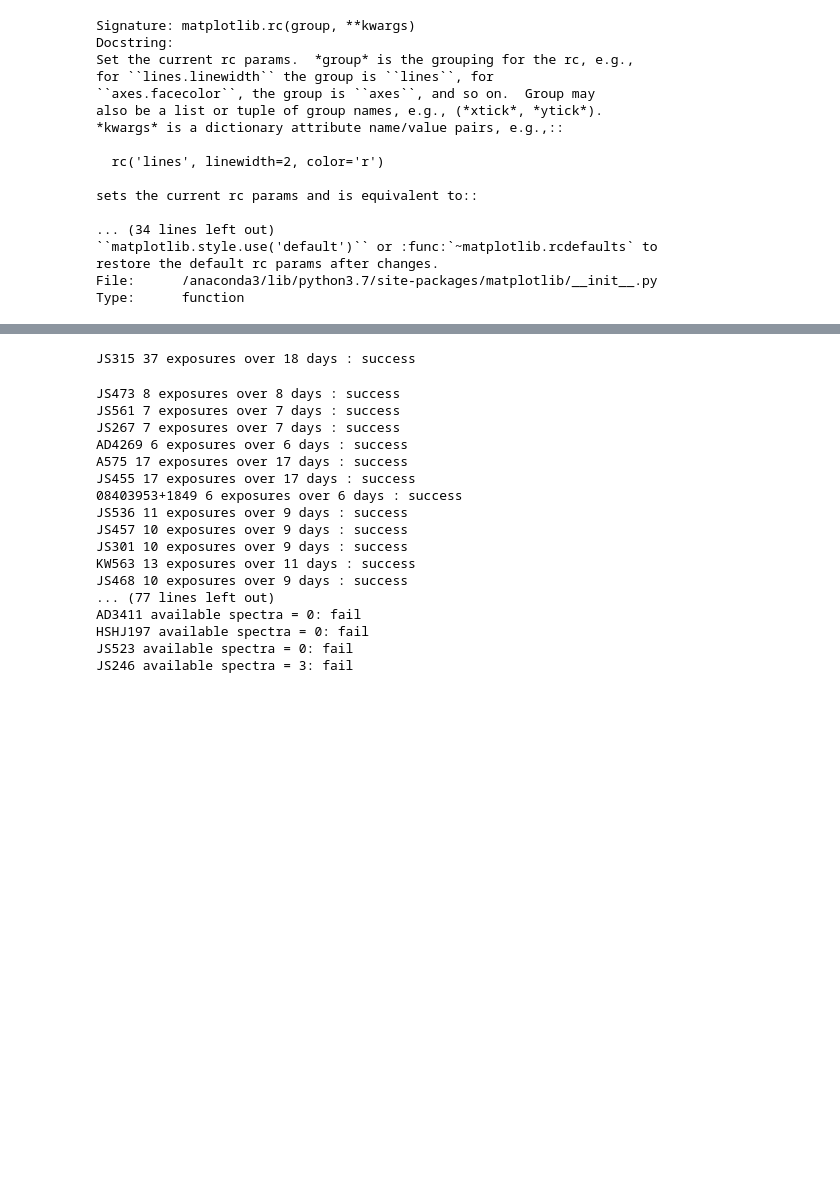
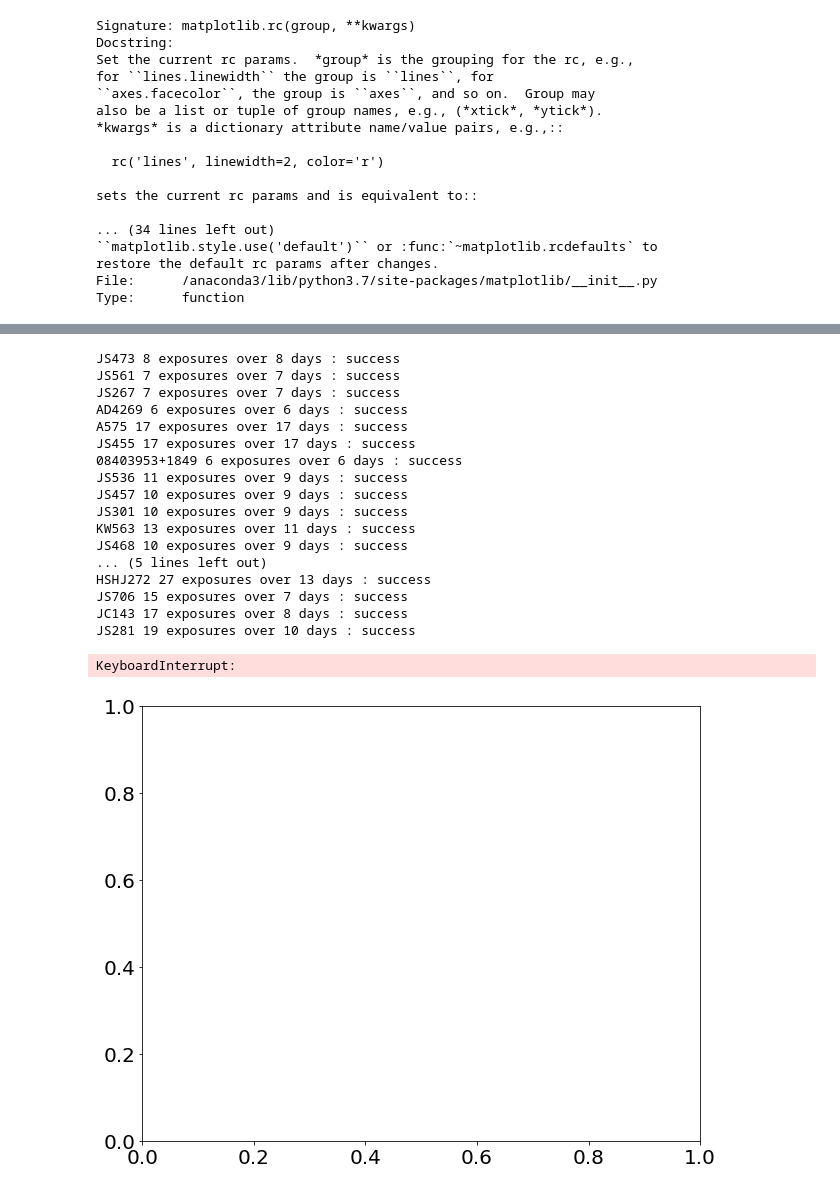
Before and after one commit to aash7871/spectral_measurements, a Jupyter notebook: overplot.ipynb, the cells around one changed output, grey strips where cells are left out. Saved outputs shown, nothing was run; the diff lists cells and outputs as text; code cells hidden in the pictures; blank space fills up the shorter version.

```diff
--- a/overplot.ipynb
+++ b/overplot.ipynb
@@ -207,9 +208,9 @@ def overplot(star_name, days, min_spectra = True, individual_exposure = False, p
                                     norm_reg = (w>6565) & (w<6576)
                                     norm_by = np.median(f[norm_reg])
                                     plot_spec(w,f/norm_by,v/norm_by,ax=ax_multi_exposure_individual,wmin=6540,wmax=6580)
-                                    ax_multi_exposure_individual.axvline(x = 6563, color = '#045FB4', linestyle = 'dashed')
-                                    ax_multi_exposure_individual.axvline(x = 6560, color = '#3A01DF', linestyle = 'dashed')
-                                    ax_multi_exposure_individual.axvline(x = 6566, color = '#3A01DF', linestyle = 'dashed')
+                                    ax_multi_exposure_individual.axvline(x = 6563, color = 'grey', linestyle = 'dashed')
+                                    #ax_multi_exposure_individual.axvline(x = 6560, color = '#3A01DF', linestyle = 'dashed')
+                                    #ax_multi_exposure_individual.axvline(x = 6566, color = '#3A01DF', linestyle = 'dashed')
                                     day = file.split('/')[7]
                                     #print(day)
                                     ax_multi_exposure_individual.set_title(day + ' : ' + file.split('.')[1] + ', ' + file.split('.')[2])
@@ -292,46 +293,42 @@ plot_spec(w,f/norm_by,v/norm_by,ax=None,wmin=5500,wmax=10000)
 # %%
+#Plot all of the OSMOS targets
+
 days=[20171215, 20180111,20180112,20180113,20180114,20180115,20180116,20180117,20180118,20180119,20180120,20180121,
       20180122,20180123,20180124,20180125,20180126,20180127,20180128,20180204,20180205,20180206,20180207,
       20180208,20180209]
 
-overplot('JS315', days, True, False, True, False, True)
+import csv
+import glob as glob
+target_list = []
+with open('/Users/amandaash/Desktop/Research/data/all_target_names.csv', 'r') as csvFile:
+    target_data = csv.reader(csvFile)
+    for row in target_data:
+        target_list.append(row[1])
+csvFile.close()
+
+targets = target_list[2:]
+
+for file in targets:
+
+    overplot(file, days, True, True, False, True)
 # %% [output]
-JS315 37 exposures over 18 days : success
+JS473 8 exposures over 8 days : success
+JS561 7 exposures over 7 days : success
+JS267 7 exposures over 7 days : success
+AD4269 6 exposures over 6 days : success
+A575 17 exposures over 17 days : success
+JS455 17 exposures over 17 days : success
+08403953+1849 6 exposures over 6 days : success
+JS536 11 exposures over 9 days : success
+JS457 10 exposures over 9 days : success
+JS301 10 exposures over 9 days : success
+KW563 13 exposures over 11 days : success
+JS468 10 exposures over 9 days : success
+... (5 lines left out)
+HSHJ272 27 exposures over 13 days : success
+JS706 15 exposures over 7 days : success
+JC143 17 exposures over 8 days : success
+JS281 19 exposures over 10 days : success
+KeyboardInterrupt:
+[figure, added]
-# %%
-days=[20171215, 20180111,20180112,20180113,20180114,20180115,20180116,20180117,20180118,20180119,20180120,20180121,
-      20180122,20180123,20180124,20180125,20180126,20180127,20180128,20180204,20180205,20180206,20180207,
-      20180208,20180209]
-
-import csv
-import glob as glob
-target_list = []
-with open('/Users/amandaash/Desktop/Research/data/all_target_names.csv', 'r') as csvFile:
-    target_data = csv.reader(csvFile)
-    for row in target_data:
-        target_list.append(row[1])
-csvFile.close()
-
-targets = target_list[2:]
-
-for file in targets:
-
-    overplot(file, days, True, False, True, True)
-# %% [output]
-JS473 8 exposures over 8 days : success
-JS561 7 exposures over 7 days : success
-JS267 7 exposures over 7 days : success
-AD4269 6 exposures over 6 days : success
-A575 17 exposures over 17 days : success
-JS455 17 exposures over 17 days : success
-08403953+1849 6 exposures over 6 days : success
-JS536 11 exposures over 9 days : success
-JS457 10 exposures over 9 days : success
-JS301 10 exposures over 9 days : success
-KW563 13 exposures over 11 days : success
-JS468 10 exposures over 9 days : success
-... (77 lines left out)
-AD3411 available spectra = 0: fail
-HSHJ197 available spectra = 0: fail
-JS523 available spectra = 0: fail
-JS246 available spectra = 3: fail
 # %%
```
Also changed, not shown: parts of 7 cells of this notebook, 1 other file.
